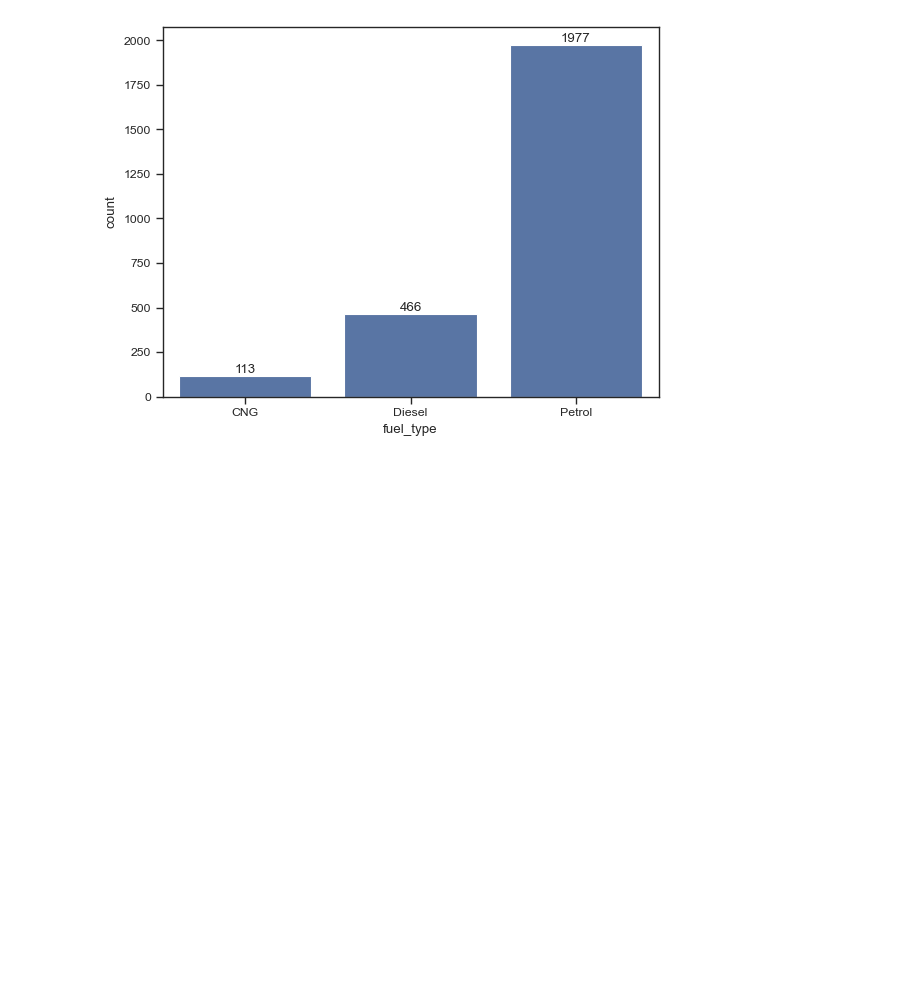
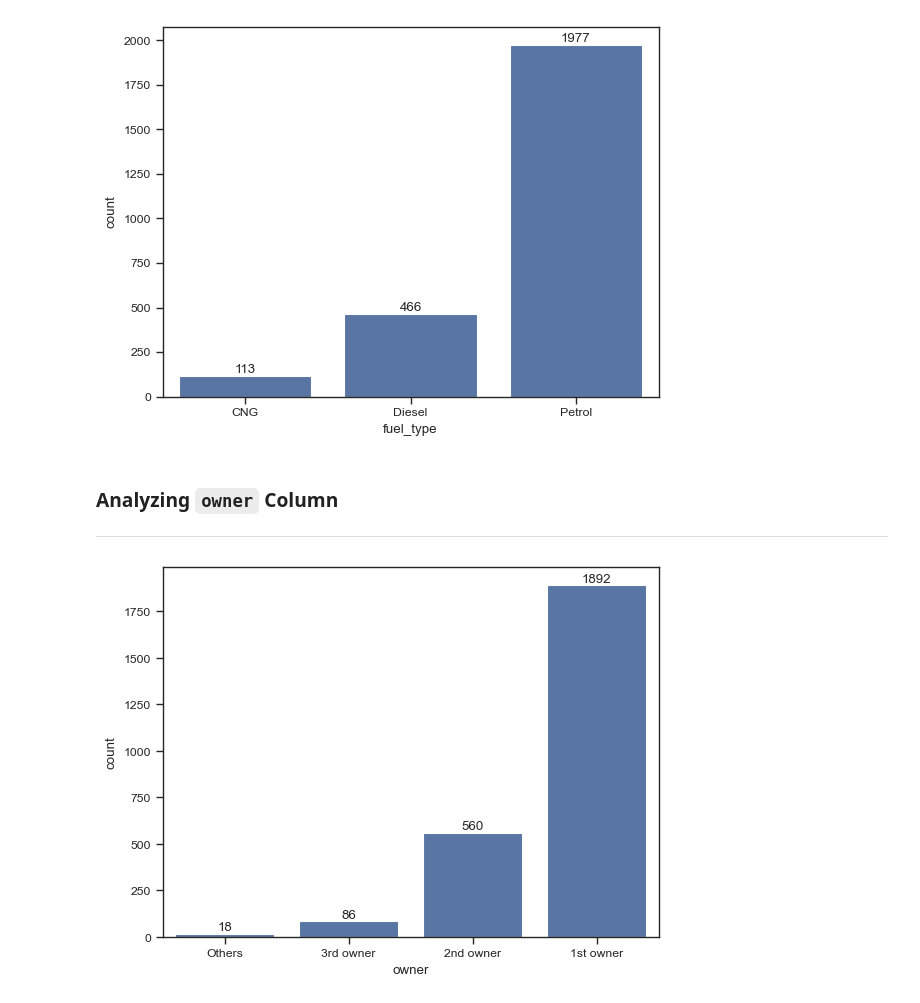
Before and after one commit to TheMrityunjayPathak/AutoIQ, a Jupyter notebook: notebooks/step_3_exploratory_data_analysis.ipynb, the cells around one changed output. Cells and saved outputs as stored; diff of their text form; code cells hidden in the pictures; blank space fills up the shorter version.

Commit message:
feat: analyze owner column from the data

```diff
--- a/notebooks/step_3_exploratory_data_analysis.ipynb
+++ b/notebooks/step_3_exploratory_data_analysis.ipynb
@@ -97,3 +97,14 @@ ax.bar_label(ax.containers[0])
 plt.show()
 # %% [output]
 [figure]
+# %% [markdown]
+### Analyzing `owner` Column
+
+---
+# %%
+# Count of different categories in "owner" column
+ax = sns.countplot(x=cars['owner'], order=cars['owner'].value_counts(ascending=True).index)
+ax.bar_label(ax.containers[0])
+plt.show()
+# %% [output]
+[figure, added]
```
Also changed, not shown: parts of 3 cells of this notebook.
